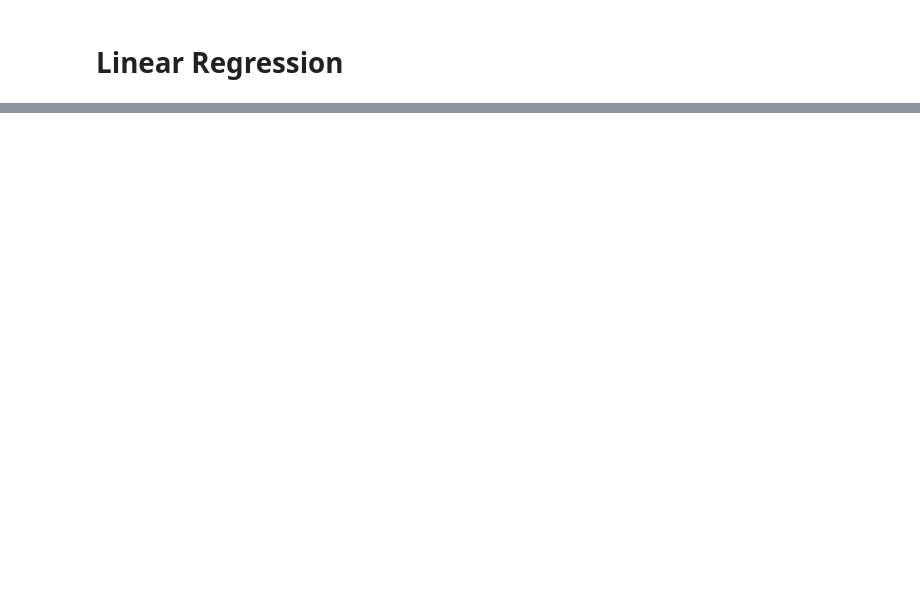
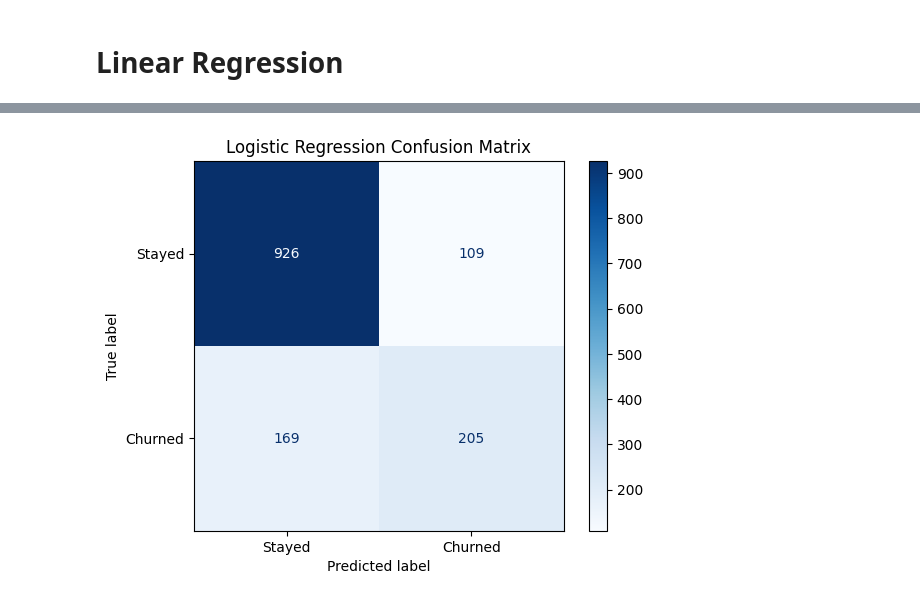
Before and after one commit to eugeniatate-duke/XAI-assumption-junction, a Jupyter notebook: assumption_junction.ipynb, the cells around one changed output, grey strips where cells are left out. Saved outputs shown, nothing was run; the diff lists cells and outputs as text; code cells hidden in the pictures; blank space fills up the shorter version.

```diff
--- a/assumption_junction.ipynb
+++ b/assumption_junction.ipynb
@@ -499,0 +1248,28 @@ strong multicollinearity problems or that the design matrix is singular.
+# %%
+from sklearn.linear_model import LogisticRegression
+
+# Create the logistic regression model
+logistic_model = LogisticRegression(
+    max_iter=5000,
+    solver="liblinear",
+    random_state=42
+)
+
+# Fit using the training data
+logistic_model.fit(
+    X_train,
+    y_train
+)
+
+# Predict probabilities of churn
+logistic_probabilities = logistic_model.predict_proba(
+    X_test
+)[:, 1]
+
+# Predict class labels using the default 0.5 threshold
+logistic_predictions = logistic_model.predict(
+    X_test
+)
+
+print("Minimum predicted probability:", logistic_probabilities.min())
+print("Maximum predicted probability:", logistic_probabilities.max())
@@ -499,0 +1352,17 @@ strong multicollinearity problems or that the design matrix is singular.
+# %%
+cm = confusion_matrix(
+    y_test,
+    logistic_predictions
+)
+
+ConfusionMatrixDisplay(
+    confusion_matrix=cm,
+    display_labels=["Stayed", "Churned"]
+).plot(
+    cmap="Blues"
+)
+
+plt.title("Logistic Regression Confusion Matrix")
+plt.show()
+# %% [output]
+[figure, added]
```
Also changed, not shown: parts of 69 cells of this notebook.
